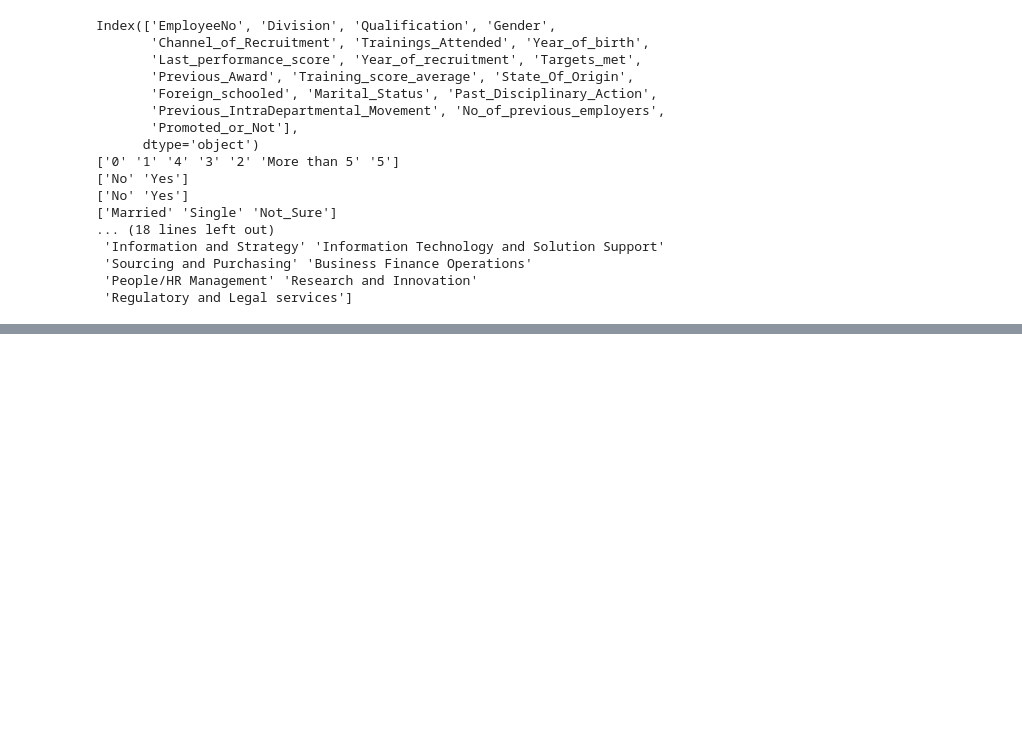
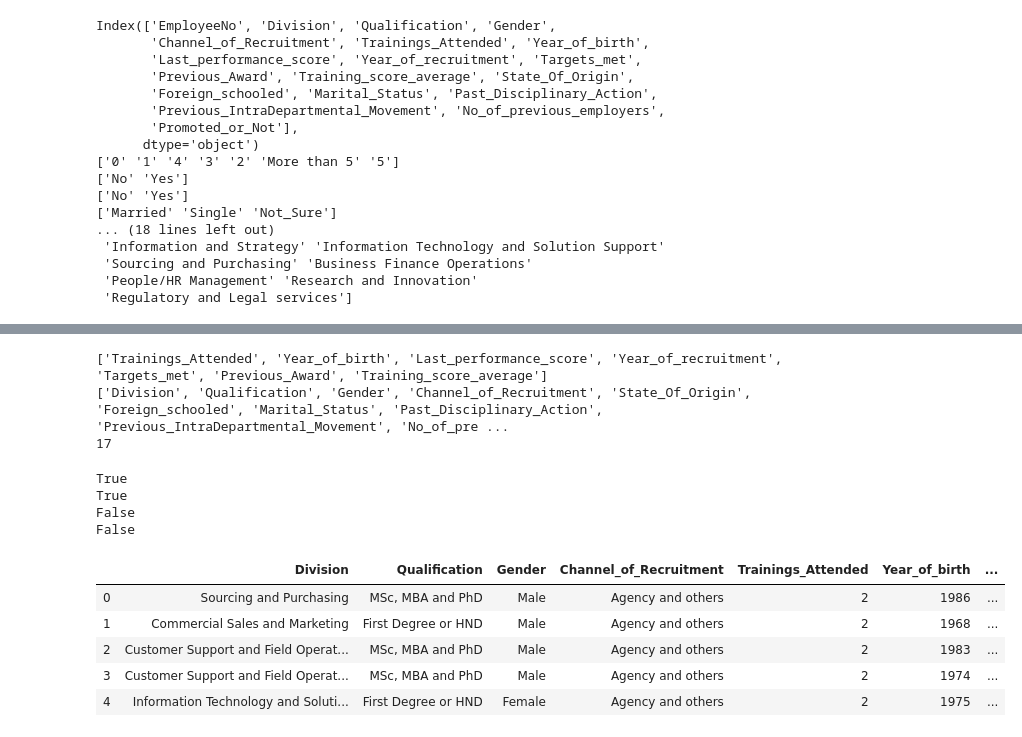
Before and after one commit to ArthurEzenwanne/data-projects, a Jupyter notebook: DataScienceNigeria_ML_Course_Practice/ds_nigeria_ml_course_notebook.ipynb, the cells around one changed output, grey strips where cells are left out. Saved outputs shown, nothing was run; the diff lists cells and outputs as text; code cells hidden in the pictures; blank space fills up the shorter version.

```diff
--- a/DataScienceNigeria_ML_Course_Practice/ds_nigeria_ml_course_notebook.ipynb
+++ b/DataScienceNigeria_ML_Course_Practice/ds_nigeria_ml_course_notebook.ipynb
@@ -110,5 +183,5 @@ print(z.isnull().values.any())
 # %%
 imp = SimpleImputer(strategy='most_frequent')
-X_imputed = imp.fit_transform(X)
-X_imputed
+#X_imputed = imp.fit_transform(X)
+#X_imputed
 # %%
@@ -123,7 +201,12 @@ print(z.isnull().values.any())
 # %%
-X_train, X_test, y_train, y_test = train_test_split(X_imputed, y, test_size=0.2, random_state=0)
+#X_train, X_test, y_train, y_test = train_test_split(X, y, test_size=0.2, random_state=0)
+X_train, X_test, y_train, y_test = train_test_split(X, y, test_size=0.2, random_state=0)
 numerical_cols = [cname for cname in X.columns if X[cname].dtype in ['int64', 'float64']]
 print(numerical_cols)
 categorical_cols = [cname for cname in X.columns if X[cname].dtype == 'object']
 print(categorical_cols)
 print(len(numerical_cols) + len(categorical_cols))
+# %% [output]
+['Trainings_Attended', 'Year_of_birth', 'Last_performance_score', 'Year_of_recruitment', 'Targets_met', 'Previous_Award', 'Training_score_average']
+['Division', 'Qualification', 'Gender', 'Channel_of_Recruitment', 'State_Of_Origin', 'Foreign_schooled', 'Marital_Status', 'Past_Disciplinary_Action', 'Previous_IntraDepartmental_Movement', 'No_of_pre ...
+17
@@ -143,0 +213,28 @@ pipe = Pipeline([('col_transformer', col_transformer),
+# %%
+X_train = imp.fit_transform(X_train)
+X_test = imp.transform(X_test)
+# %%
+X_train = pd.DataFrame.from_records(X_train)
+X_train.columns = X.columns
+print(X_train.columns is X.columns)
+
+X_test = pd.DataFrame.from_records(X_test)
+X_test.columns = X.columns
+print(X_test.columns is X.columns)
+
+print(X_train.isnull().values.any())
+print(X_test.isnull().values.any())
+# %% [output]
+True
+True
+False
+False
+# %%
+X_test.head()
+# %% [output]
+|  | Division | Qualification | Gender | Channel_of_Recruitment | Trainings_Attended | Year_of_birth | ... |
+| 0 | Sourcing and Purchasing | MSc, MBA and PhD | Male | Agency and others | 2 | 1986 | ... |
+| 1 | Commercial Sales and Marketing | First Degree or HND | Male | Agency and others | 2 | 1968 | ... |
+| 2 | Customer Support and Field Operat... | MSc, MBA and PhD | Male | Agency and others | 2 | 1983 | ... |
+| 3 | Customer Support and Field Operat... | MSc, MBA and PhD | Male | Agency and others | 2 | 1974 | ... |
+| 4 | Information Technology and Soluti... | First Degree or HND | Female | Agency and others | 2 | 1975 | ... |
```
Also changed, not shown: parts of 24 cells of this notebook.
